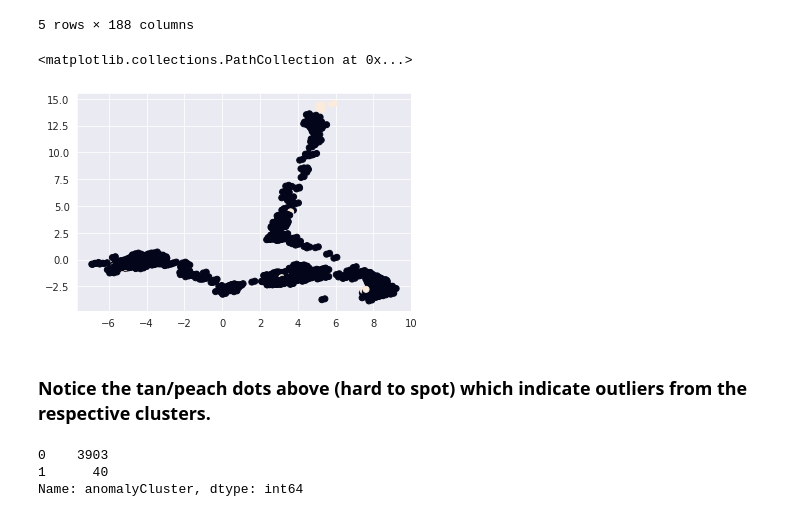
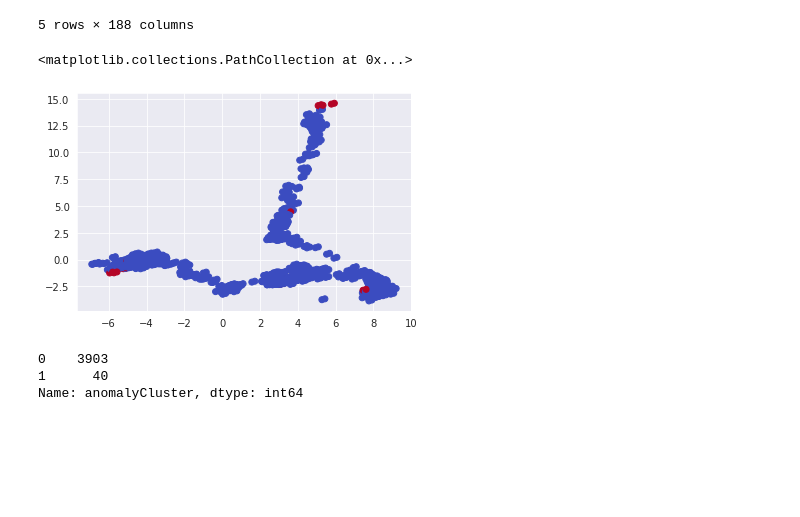
Before and after one commit to Information-International-Associates/VAULT-Telemetry-Practice, a Jupyter notebook: FlightTimeSeriesEDA.ipynb, the cells around one changed output. Cells and saved outputs as stored; diff of their text form; code cells hidden in the pictures; blank space fills up the shorter version.

```diff
--- a/FlightTimeSeriesEDA.ipynb
+++ b/FlightTimeSeriesEDA.ipynb
@@ -209,12 +213,10 @@ threshold = pd.Series(distance).quantile(q=1-outliers_fraction)
 # %%
 # anomalyCluster contain the anomaly result of method 2.1 Cluster (0:normal, 1:anomaly)
 df['anomalyCluster'] = (distance >= threshold).astype(int)
-plt.scatter(principal_components[:,0], principal_components[:,1], c=df['anomalyCluster'])
+plt.scatter(principal_components[:,0], principal_components[:,1], c=df['anomalyCluster'], cmap='coolwarm')
 # %% [output]
 <matplotlib.collections.PathCollection at 0x...>
-[figure, old version]
+[figure, new version]
-# %% [markdown]
-### Notice the tan/peach dots above (hard to spot) which indicate outliers from the respective clusters.
 # %%
 df['anomalyCluster'].value_counts()
 # %% [output]
```
Also changed, not shown: parts of 4 cells of this notebook.
